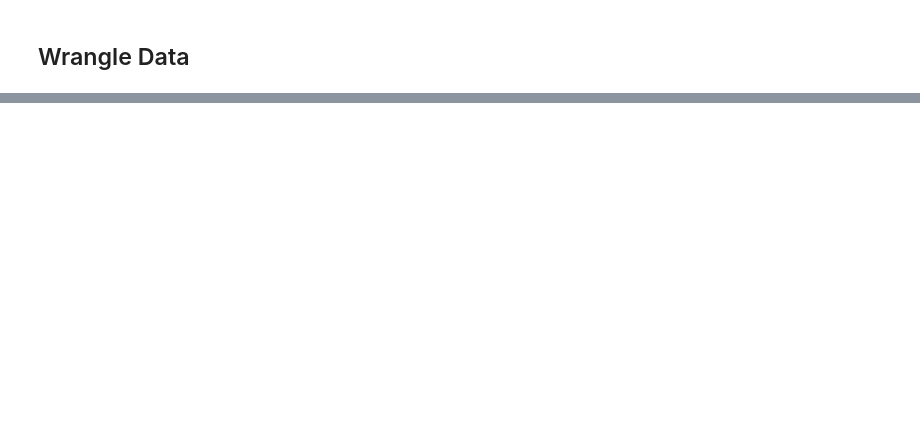
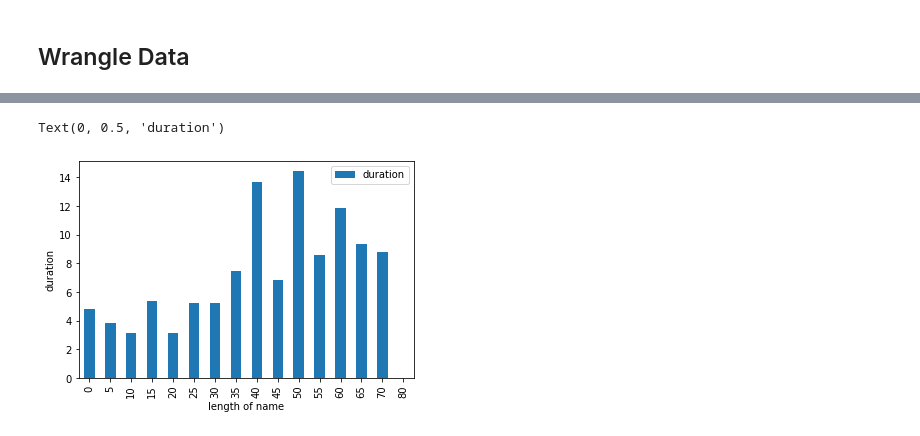
Before and after one commit to taekunkim/scraping_craigslist, a Jupyter notebook: analysis.ipynb, the cells around one changed output, grey strips where cells are left out. Saved outputs shown, nothing was run; the diff lists cells and outputs as text; code cells hidden in the pictures; blank space fills up the shorter version.

```diff
--- a/analysis.ipynb
+++ b/analysis.ipynb
@@ -72,0 +129,8 @@ duration_hours.plot.hist(bins = 100)   # histogram showing how many days listing
+# %%
+name_duration = name_duration_df.groupby('name').mean().reset_index()
+name_duration = name_duration.plot.bar(x = 'name', y = 'duration')
+name_duration.set_xlabel('length of name')
+name_duration.set_ylabel('duration')
+# %% [output]
+Text(0, 0.5, 'duration')
+[figure, added]
```
Also changed, not shown: parts of 30 cells of this notebook.
